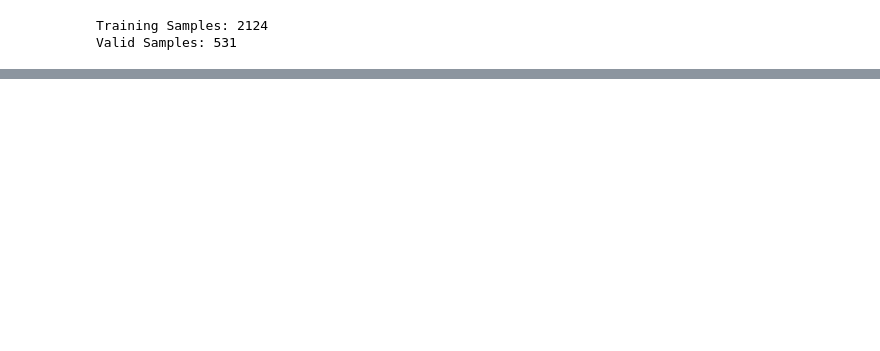
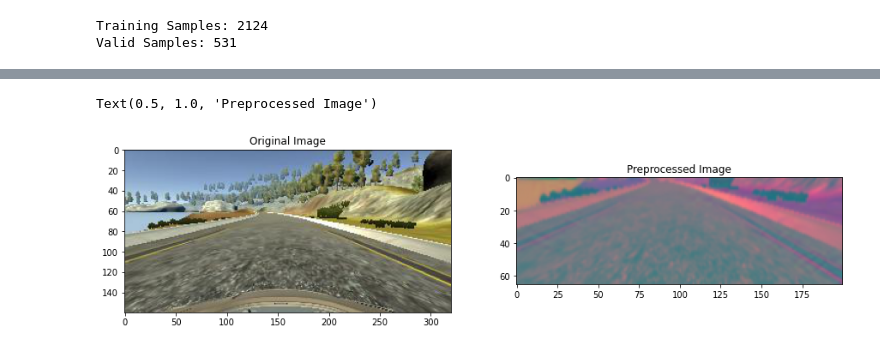
Before and after one commit to hpt1988/Applied-Deep-Learning_The-Complete-Self-Driving-Car-Course, a Jupyter notebook: behavioural_cloning/behavioural_cloning.ipynb, the cells around one changed output, grey strips where cells are left out. Saved outputs shown, nothing was run; the diff lists cells and outputs as text; code cells hidden in the pictures; blank space fills up the shorter version.

Commit message:
Preprocessing the images

```diff
--- a/behavioural_cloning/behavioural_cloning.ipynb
+++ b/behavioural_cloning/behavioural_cloning.ipynb
@@ -151,0 +153,48 @@ Text(0.5, 1.0, 'Validation set')
+# %%
+def img_preprocess(img):
+    img = mpimg.imread(img)  # To read the image from the image path
+
+    # Cropping unnecessary parts of the image like the car hood and sky and trees
+    img = img[60:135, :, :]
+
+    # Changing the color space of the image
+    # Unlike the last course, here we don't use the LeNet architecture. Instead,
+    # we use the Nvidia model. We use the YUV color-space instead of RGB or
+    # grayscale here as it is recommended by Nvidia architects
+    # YUV also consists of 3 channels:
+    # Y: luminosity or brightness
+    # UV: chrominance (adds color to the image)
+    img = cv2.cvtColor(img, cv2.COLOR_RGB2YUV)
+
+    # Addition of gaussian blur to smooth out and reduce noise within the image.
+    # This helps to extract more features from images because it has to deal
+    # with less noise.
+    # It works by applying Gaussian kernel convolution on the image
+    # cv2.GaussianBlur(InputImage, (KernelSize), KernelDeviation)
+    img = cv2.GaussianBlur(img, (3, 3), 0)
+
+    # Decreasing the image size to have faster computation
+    # cv2.resize(InputImage, (OutputImageSize))
+    # We used (200, 66) for the output image size as it matches the image size
+    # of the input image used by Nvidia model architecture. It is not necessary,
+    # but it helps us to remain consistance
+    img = cv2.resize(img, (200, 66))
+
+    # Normalization process
+    img = img/255
+
+    return img
+# %%
+# Visualizing the original images alongside preprocessed images
+image = image_paths[100]  # An arbitrary image
+original_image = mpimg.imread(image)
+preprocessed_image = img_preprocess(image)
+
+fig, axs = plt.subplots(1, 2, figsize=(15, 10))
+axs[0].imshow(original_image)
+axs[0].set_title('Original Image')
+axs[1].imshow(preprocessed_image)
+axs[1].set_title('Preprocessed Image')
+# %% [output]
+Text(0.5, 1.0, 'Preprocessed Image')
+[figure, added]
```
Also changed, not shown: parts of 6 cells of this notebook.
